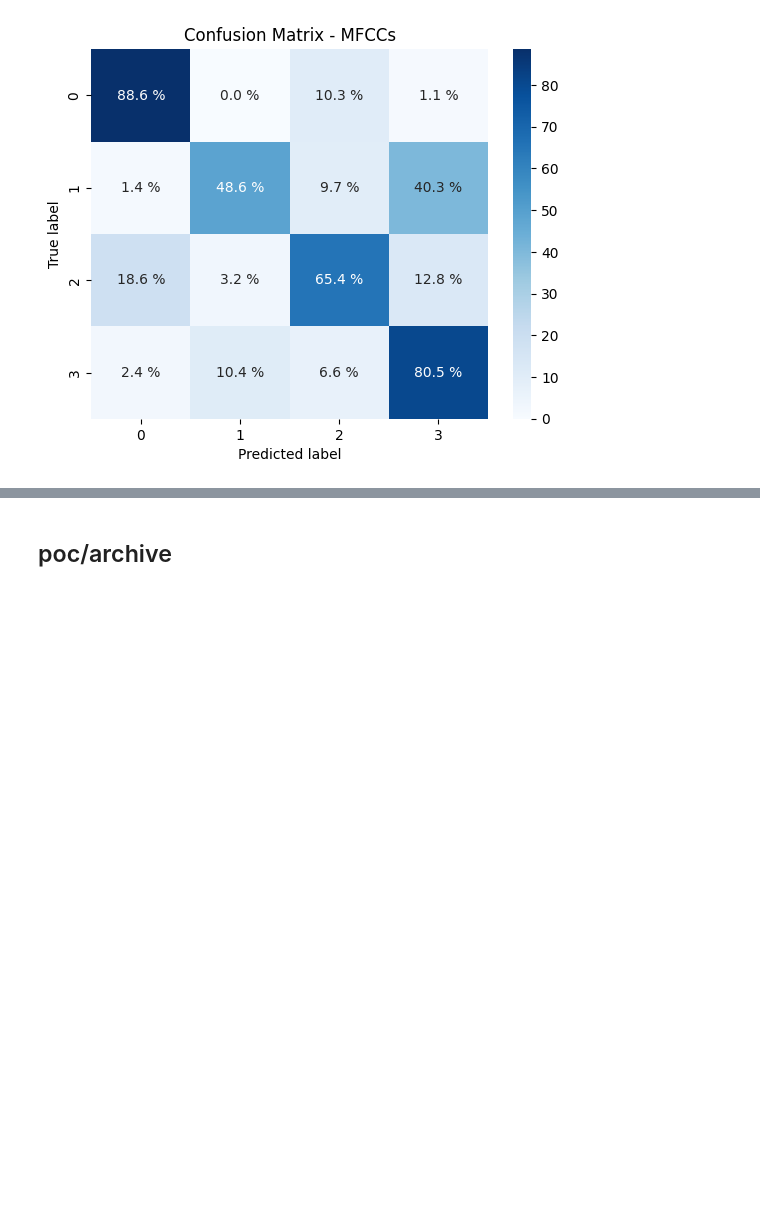
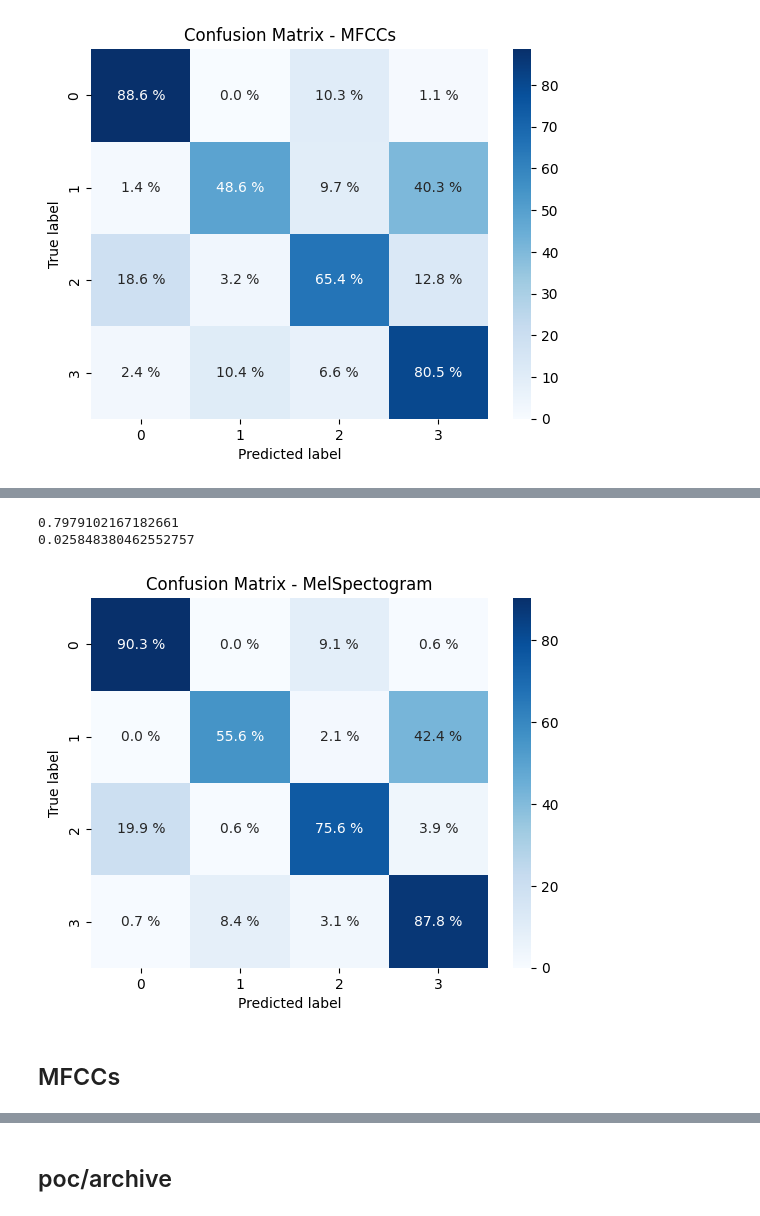
Before and after one commit to ajuanijustus/voice2mode, a Jupyter notebook: Runtime Notebook (baseline).ipynb, the cells around one changed output, grey strips where cells are left out. Drawn from its saved outputs; the diff is of its cells as text; code cells hidden in the pictures; blank space fills up the shorter version.

```diff
--- a/Runtime Notebook (baseline).ipynb
+++ b/Runtime Notebook (baseline).ipynb
@@ -277,0 +444,30 @@ if combined_cm is not None:
+# %%
+print(results_mspec_df['Fold_Accuracy'].mean())
+print(results_mspec_df['Fold_Accuracy'].std())
+# %% [output]
+0.7979102167182661
+0.025848380462552757
+# %%
+combined_cm = None
+for fold, cm in confusion_matrices_mspec:
+    if combined_cm is None:
+        combined_cm = cm
+    else:
+        combined_cm += cm
+
+if combined_cm is not None:
+    # Calculate percentages
+    cm_sum = np.sum(combined_cm, axis=1, keepdims=True)
+    combined_cm_percentage = np.round(100 * combined_cm / cm_sum, 2)
+
+    plt.figure()
+    plot = sns.heatmap(combined_cm_percentage, annot=True, fmt='.1f', cmap='Blues')
+    for t in plot.texts: t.set_text(t.get_text() + " %")
+    plt.title(f'Confusion Matrix - MelSpectogram')
+    plt.xlabel('Predicted label')
+    plt.ylabel('True label')
+    plt.show()
+# %% [output]
+[figure, added]
+# %% [markdown]
+## MFCCs
```
Also changed, not shown: parts of 24 cells of this notebook, 4 other files.
